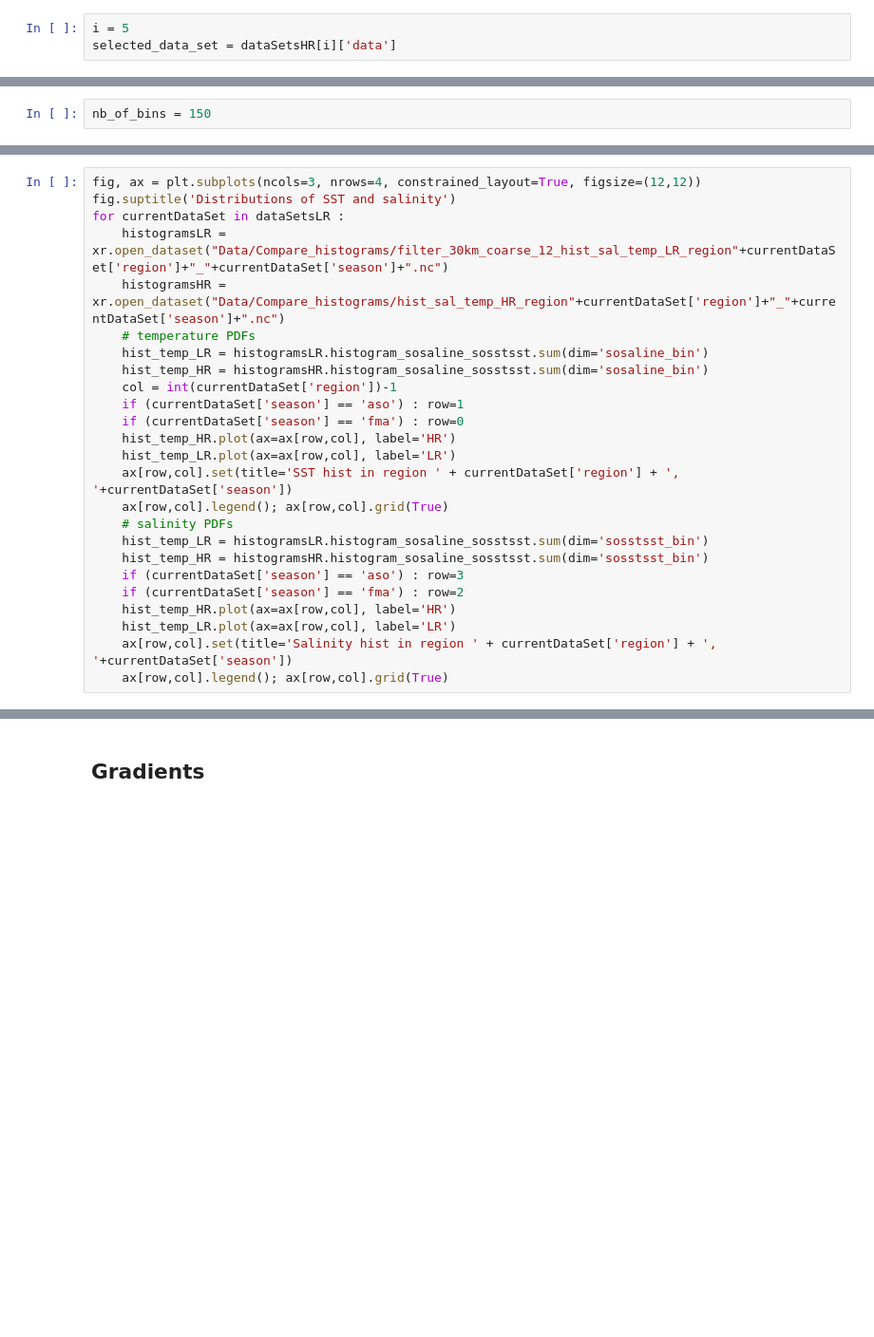
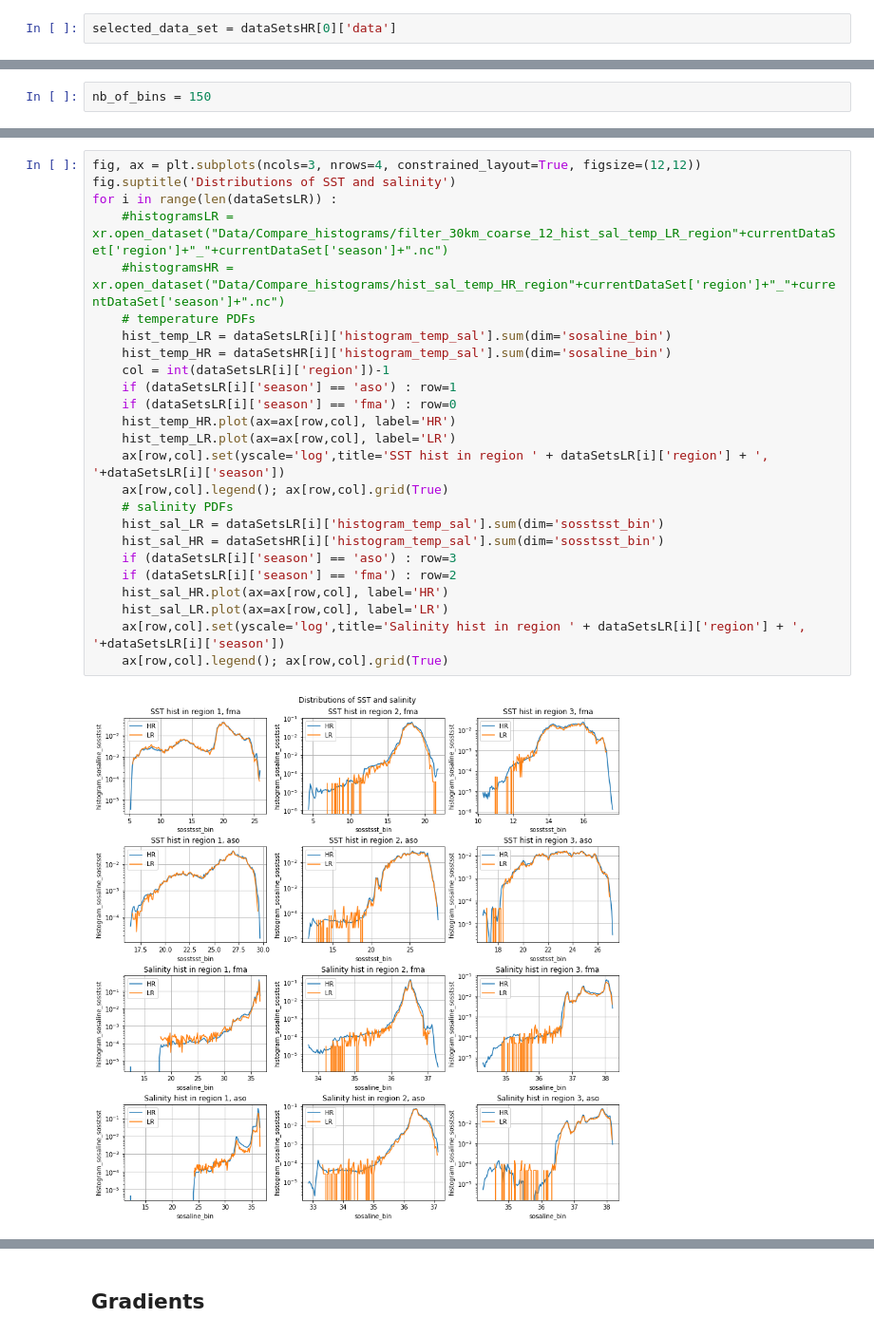
Before and after one commit to anastasiaGor/oceanDataNotebooks, a Jupyter notebook: gcm_filter/histograms_spec_regions.ipynb, the cells around one changed output, grey strips where cells are left out. Shown at 95% size. Cells and saved outputs as stored; diff of their text form; blank space fills up the shorter version.

```diff
--- a/gcm_filter/histograms_spec_regions.ipynb
+++ b/gcm_filter/histograms_spec_regions.ipynb
@@ -116,4 +122,3 @@ for region in ['1', '2', '3'] :
         dataSetsHR.append({'region': region, 'season' : season, 'data': current_set})
 # %%
-i = 5
-selected_data_set = dataSetsHR[i]['data']
+selected_data_set = dataSetsHR[0]['data']
@@ -312,28 +388,30 @@ for currentDataSet in dataSetsHR :
 # %%
 fig, ax = plt.subplots(ncols=3, nrows=4, constrained_layout=True, figsize=(12,12))
 fig.suptitle('Distributions of SST and salinity')
-for currentDataSet in dataSetsLR :
-    histogramsLR = xr.open_dataset("Data/Compare_histograms/filter_30km_coarse_12_hist_sal_temp_LR_region"+currentDataSet['region']+"_"+currentDataSet['season']+".nc")
-    histogramsHR = xr.open_dataset("Data/Compare_histograms/hist_sal_temp_HR_region"+currentDataSet['region']+"_"+currentDataSet['season']+".nc")
+for i in range(len(dataSetsLR)) :
+    #histogramsLR = xr.open_dataset("Data/Compare_histograms/filter_30km_coarse_12_hist_sal_temp_LR_region"+currentDataSet['region']+"_"+currentDataSet['season']+".nc")
+    #histogramsHR = xr.open_dataset("Data/Compare_histograms/hist_sal_temp_HR_region"+currentDataSet['region']+"_"+currentDataSet['season']+".nc")
     # temperature PDFs
-    hist_temp_LR = histogramsLR.histogram_sosaline_sosstsst.sum(dim='sosaline_bin')
-    hist_temp_HR = histogramsHR.histogram_sosaline_sosstsst.sum(dim='sosaline_bin')
-    col = int(currentDataSet['region'])-1
-    if (currentDataSet['season'] == 'aso') : row=1
-    if (currentDataSet['season'] == 'fma') : row=0
+    hist_temp_LR = dataSetsLR[i]['histogram_temp_sal'].sum(dim='sosaline_bin')
+    hist_temp_HR = dataSetsHR[i]['histogram_temp_sal'].sum(dim='sosaline_bin')
+    col = int(dataSetsLR[i]['region'])-1
+    if (dataSetsLR[i]['season'] == 'aso') : row=1
+    if (dataSetsLR[i]['season'] == 'fma') : row=0
     hist_temp_HR.plot(ax=ax[row,col], label='HR')
     hist_temp_LR.plot(ax=ax[row,col], label='LR')
-    ax[row,col].set(title='SST hist in region ' + currentDataSet['region'] + ', '+currentDataSet['season'])
+    ax[row,col].set(yscale='log',title='SST hist in region ' + dataSetsLR[i]['region'] + ', '+dataSetsLR[i]['season'])
     ax[row,col].legend(); ax[row,col].grid(True)
     # salinity PDFs
-    hist_temp_LR = histogramsLR.histogram_sosaline_sosstsst.sum(dim='sosstsst_bin')
-    hist_temp_HR = histogramsHR.histogram_sosaline_sosstsst.sum(dim='sosstsst_bin')
-    if (currentDataSet['season'] == 'aso') : row=3
-    if (currentDataSet['season'] == 'fma') : row=2
-    hist_temp_HR.plot(ax=ax[row,col], label='HR')
-    hist_temp_LR.plot(ax=ax[row,col], label='LR')
-    ax[row,col].set(title='Salinity hist in region ' + currentDataSet['region'] + ', '+currentDataSet['season'])
+    hist_sal_LR = dataSetsLR[i]['histogram_temp_sal'].sum(dim='sosstsst_bin')
+    hist_sal_HR = dataSetsHR[i]['histogram_temp_sal'].sum(dim='sosstsst_bin')
+    if (dataSetsLR[i]['season'] == 'aso') : row=3
+    if (dataSetsLR[i]['season'] == 'fma') : row=2
+    hist_sal_HR.plot(ax=ax[row,col], label='HR')
+    hist_sal_LR.plot(ax=ax[row,col], label='LR')
+    ax[row,col].set(yscale='log',title='Salinity hist in region ' + dataSetsLR[i]['region'] + ', '+dataSetsLR[i]['season'])
     ax[row,col].legend(); ax[row,col].grid(True)
+# %% [output]
+[figure, added]
 # %%
 fig, ax = plt.subplots(ncols=3, nrows=2, constrained_layout=True, figsize=(15,8))
 fig.suptitle('Joint distributions of temperature and salinity')
```
Also changed, not shown: parts of 36 cells of this notebook.
